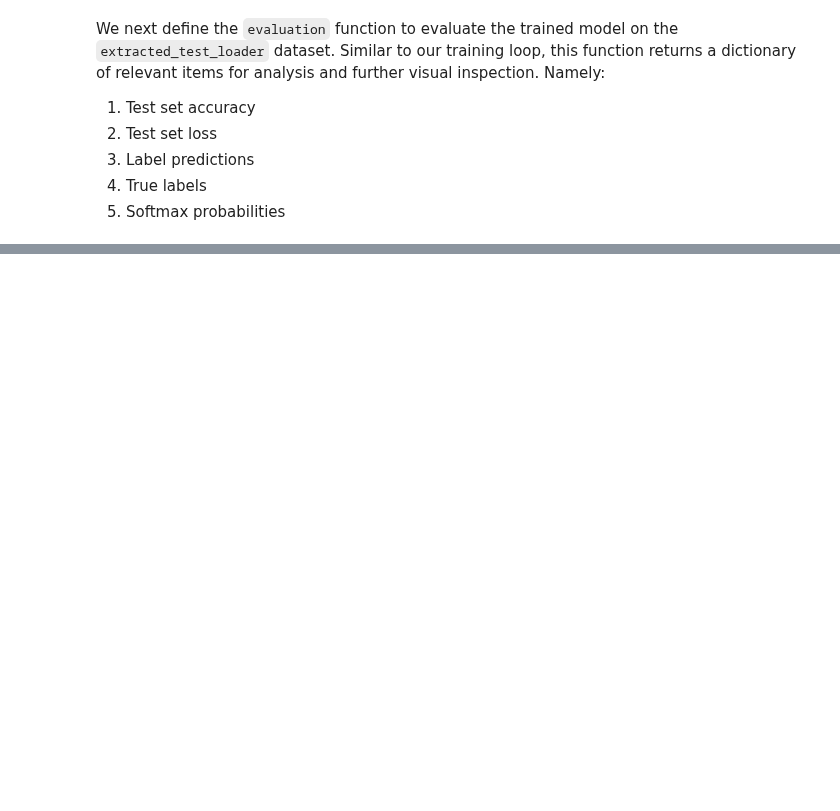
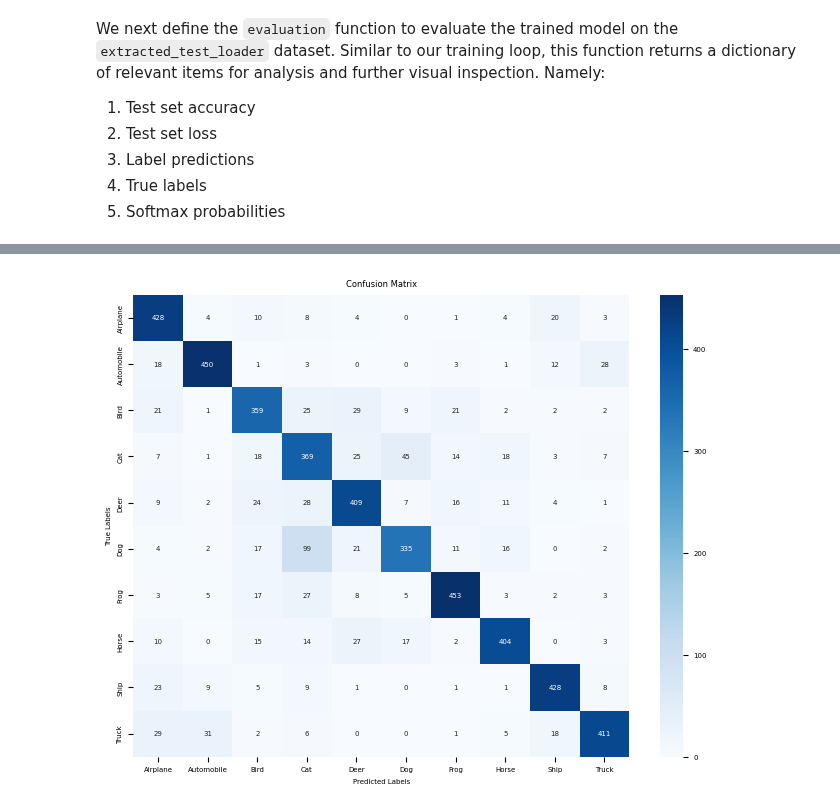
Before and after one commit to Team4IDS576/homework-assignments, a Jupyter notebook: Homework_2_Problem_1.ipynb, the cells around one changed output, grey strips where cells are left out. Saved outputs shown, nothing was run; the diff lists cells and outputs as text; code cells hidden in the pictures; blank space fills up the shorter version.

```diff
--- a/Homework_2_Problem_1.ipynb
+++ b/Homework_2_Problem_1.ipynb
@@ -521,0 +640,5 @@ prediction_results(test_results, test_set)
+# %%
+# Generate confusion matrix for fine-tuned ResNet-18 model
+plot_confusion_matrix(resnet18_model, test_loader, class_labels)
+# %% [output]
+[figure, added]
```
Also changed, not shown: parts of 13 cells of this notebook.
